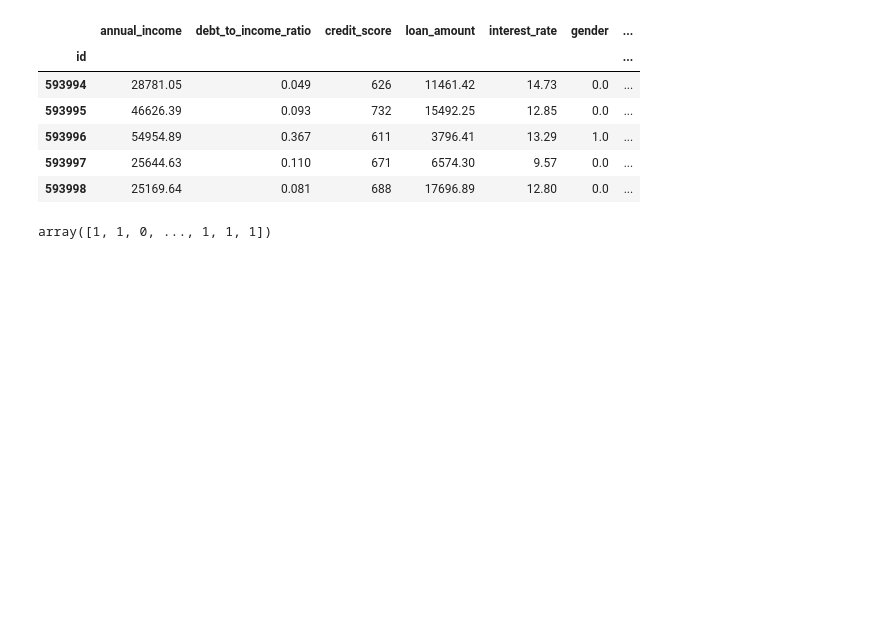
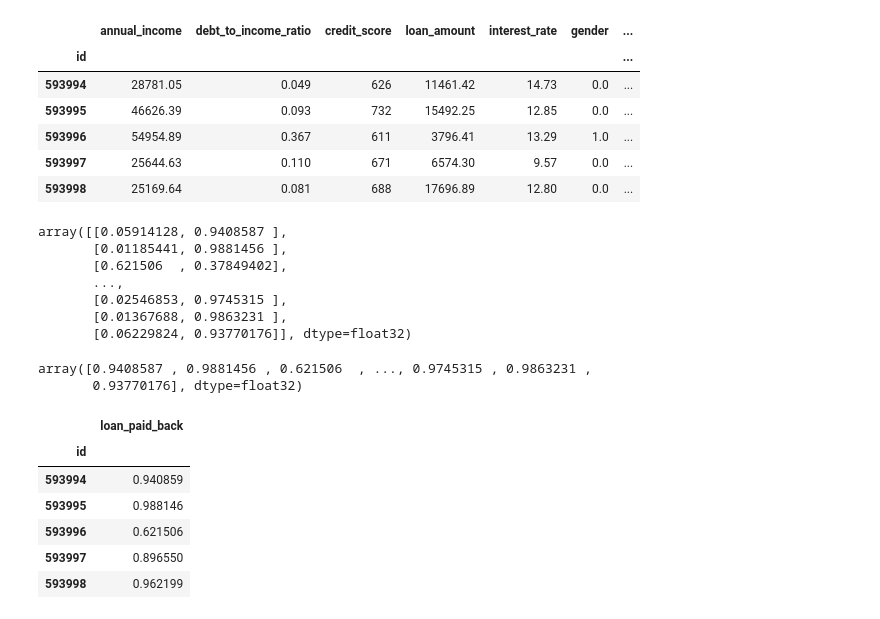
Before and after one commit to rkmaurya93049/ML_Work, a Jupyter notebook: loan-payback.ipynb, the cells around one changed output. Drawn from its saved outputs; the diff is of its cells as text; code cells hidden in the pictures; blank space fills up the shorter version.

```diff
--- a/loan-payback.ipynb
+++ b/loan-payback.ipynb
@@ -339,8 +339,33 @@ df_test.head()
 | 593997 | 25644.63 | 0.110 | 671 | 6574.30 | 9.57 | 0.0 | ... |
 | 593998 | 25169.64 | 0.081 | 688 | 17696.89 | 12.80 | 0.0 | ... |
 # %%
-test_pred=xgb_model.predict(df_test)
+test_pred=xgb_model.predict_proba(df_test)
 # %%
 test_pred
 # %% [output]
-array([1, 1, 0, ..., 1, 1, 1])
+array([[0.05914128, 0.9408587 ],
+       [0.01185441, 0.9881456 ],
+       [0.621506  , 0.37849402],
+       ...,
+       [0.02546853, 0.9745315 ],
+       [0.01367688, 0.9863231 ],
+       [0.06229824, 0.93770176]], dtype=float32)
+# %%
+max_probs = np.max(test_pred, axis=1)
+# %%
+max_probs
+# %% [output]
+array([0.9408587 , 0.9881456 , 0.621506  , ..., 0.9745315 , 0.9863231 ,
+       0.93770176], dtype=float32)
+# %%
+submission_df=pd.DataFrame({'loan_paid_back':max_probs},index=df_test.index)
+# %%
+submission_df.head()
+# %% [output]
+|  | loan_paid_back |
+| id |  |
+| 593994 | 0.940859 |
+| 593995 | 0.988146 |
+| 593996 | 0.621506 |
+| 593997 | 0.896550 |
+| 593998 | 0.962199 |
```
Also changed, not shown: parts of 3 cells of this notebook.
